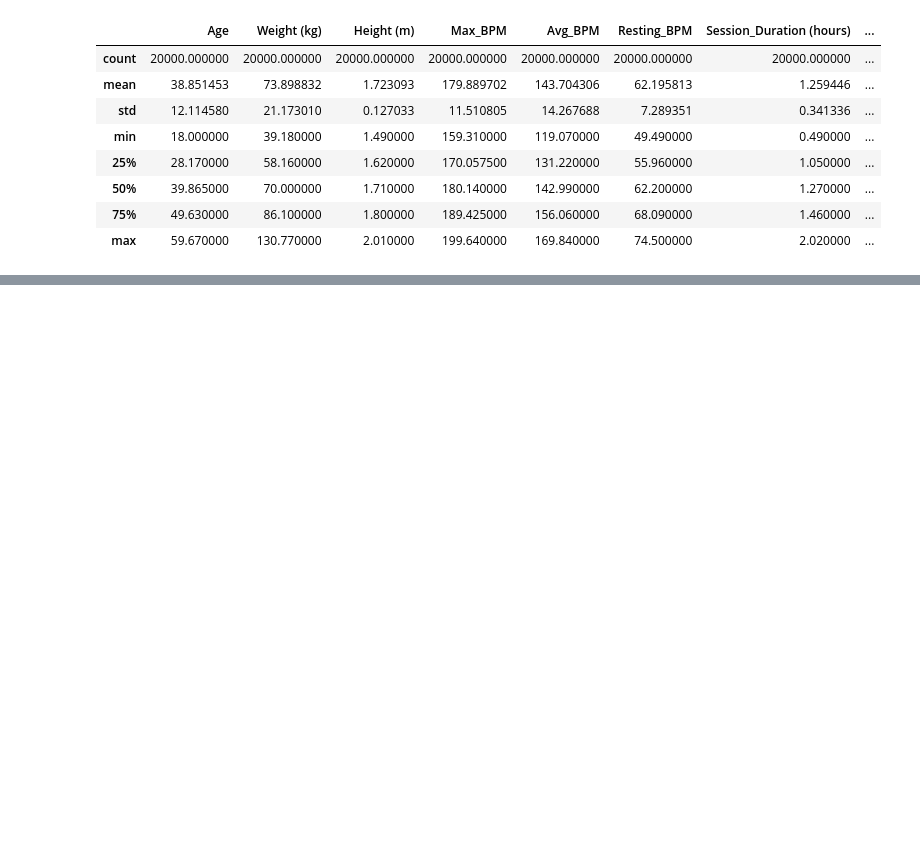
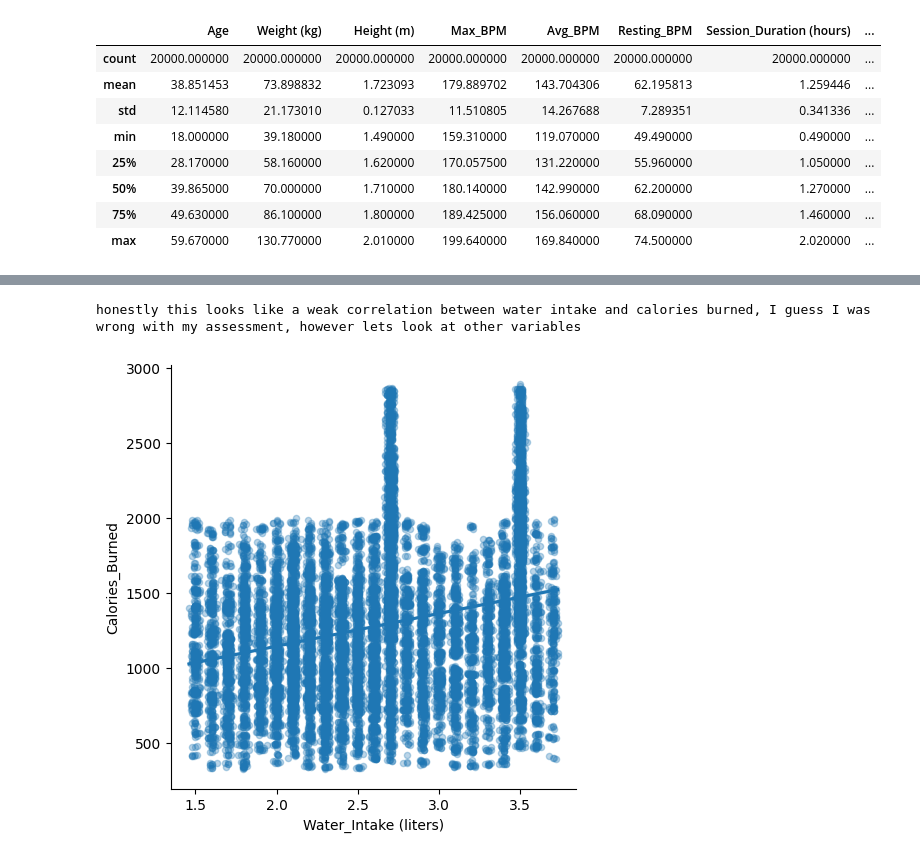
Before and after one commit to rmunozcuevas/datamining, a Jupyter notebook: project_three/regression.ipynb, the cells around one changed output, grey strips where cells are left out. Cells and saved outputs as stored; diff of their text form; code cells hidden in the pictures; blank space fills up the shorter version.

```diff
--- a/project_three/regression.ipynb
+++ b/project_three/regression.ipynb
@@ -102,0 +226,13 @@ df_clean.head()
+# %%
+x = prob_one[["Water_Intake (liters)","Calories_Burned"]].corr()
+sns.lmplot(
+    x="Water_Intake (liters)",
+    y="Calories_Burned",
+    data=prob_one,
+    scatter_kws={"alpha": 0.3, "s":20}
+)
+
+print("honestly this looks like a weak correlation between water intake and calories burned, I guess I was wrong with my assessment, however lets look at other variables")
+# %% [output]
+honestly this looks like a weak correlation between water intake and calories burned, I guess I was wrong with my assessment, however lets look at other variables
+[figure, added]
```
Also changed, not shown: parts of 12 cells of this notebook, 1 other file.
